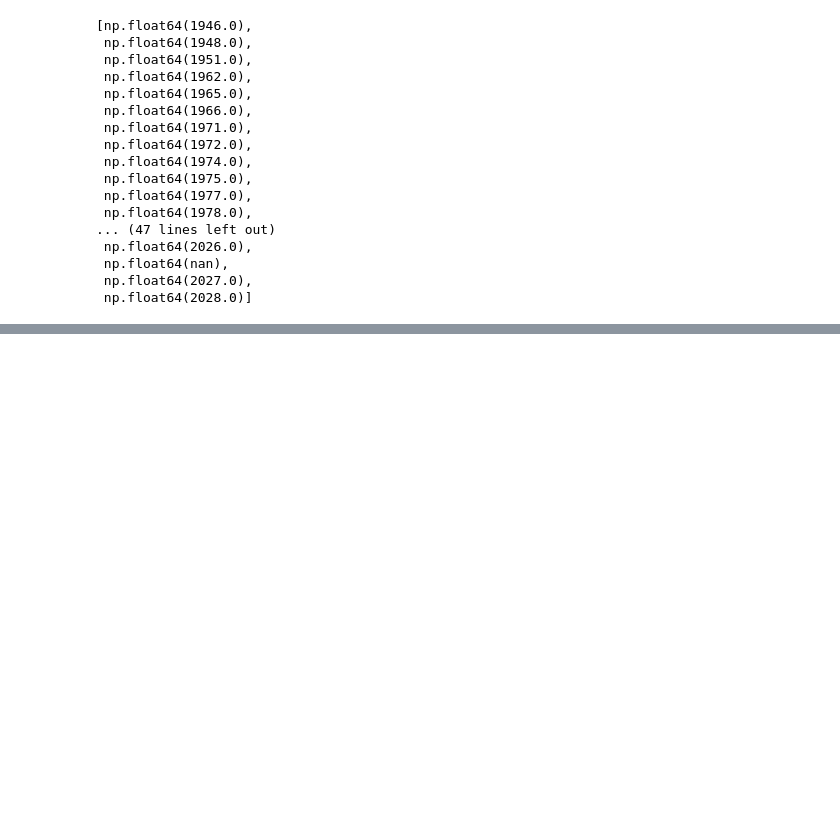
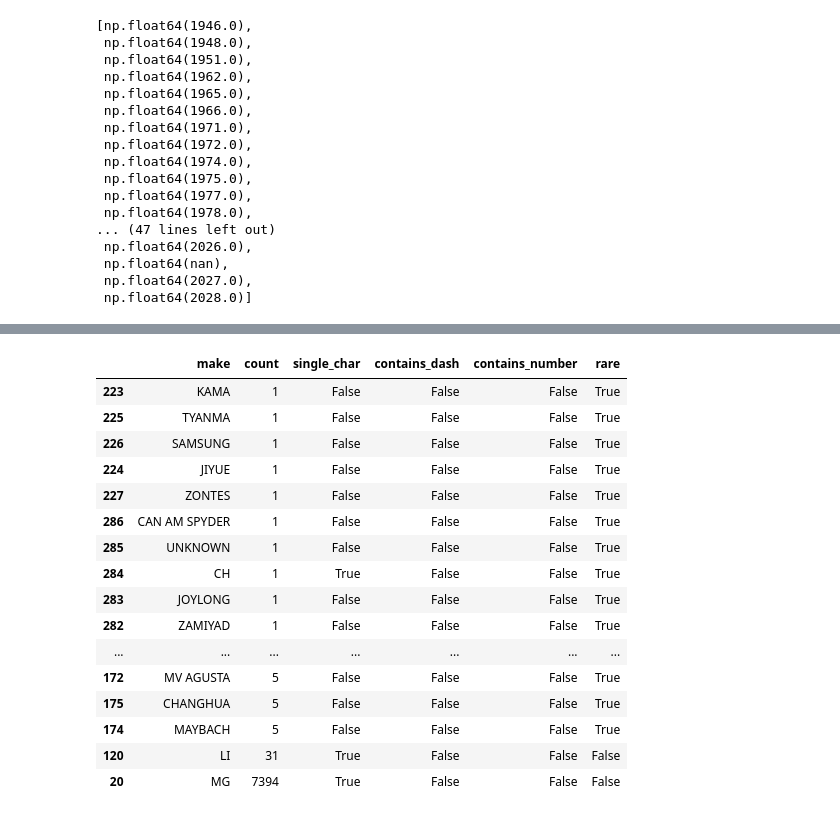
Before and after one commit to ManavKatrodiyaOpash/vin-sphere-python, a Jupyter notebook: car_app_dev/deep_clean.ipynb, the cells around one changed output, grey strips where cells are left out. Saved outputs shown, nothing was run; the diff lists cells and outputs as text; code cells hidden in the pictures; blank space fills up the shorter version.

```diff
--- a/car_app_dev/deep_clean.ipynb
+++ b/car_app_dev/deep_clean.ipynb
@@ -187,0 +191,2 @@ Name: count, dtype: int64
+# %%
+df["make"] = df["make"].str.strip()
@@ -187,0 +202,20 @@ Name: count, dtype: int64
+# %%
+import re
+
+def remove_trailing_numbers(x):
+    match = re.match(r"([A-Z\s\-]+)", str(x))
+    return match.group(1).strip() if match else x
+
+df["make"] = df["make"].apply(remove_trailing_numbers)
+# %%
+make_mapping = {
+    "NISSEN": "NISSAN",
+    "CHERVOLET": "CHEVROLET",
+    "YAHAMA": "YAMAHA",
+    "KAWAZAKI": "KAWASAKI",
+    "MERCEDES-BENZ": "MERCEDES BENZ",
+    "LEAPMOTORS": "LEAPMOTOR",
+    "XAOMI": "XIAOMI",
+}
+# %%
+df["make"] = df["make"].replace(make_mapping)
@@ -187,0 +305,37 @@ Name: count, dtype: int64
+# %%
+make_counts = df["make"].value_counts()
+
+review = make_counts.reset_index()
+review.columns = ["make","count"]
+
+review["single_char"] = review["make"].str.len() <= 2
+
+review["contains_dash"] = review["make"].str.contains("-", regex=False)
+
+review["contains_number"] = review["make"].str.contains(r"\d", regex=True)
+
+review["rare"] = review["count"] <= 5
+
+review[
+    review["single_char"]
+    | review["contains_number"]
+    | review["rare"]
+].sort_values("count")
+# %% [output]
+|  | make | count | single_char | contains_dash | contains_number | rare |
+| 223 | KAMA | 1 | False | False | False | True |
+| 225 | TYANMA | 1 | False | False | False | True |
+| 226 | SAMSUNG | 1 | False | False | False | True |
+| 224 | JIYUE | 1 | False | False | False | True |
+| 227 | ZONTES | 1 | False | False | False | True |
+| 286 | CAN AM SPYDER | 1 | False | False | False | True |
+| 285 | UNKNOWN | 1 | False | False | False | True |
+| 284 | CH | 1 | True | False | False | True |
+| 283 | JOYLONG | 1 | False | False | False | True |
+| 282 | ZAMIYAD | 1 | False | False | False | True |
+| ... | ... | ... | ... | ... | ... | ... |
+| 172 | MV AGUSTA | 5 | False | False | False | True |
+| 175 | CHANGHUA | 5 | False | False | False | True |
+| 174 | MAYBACH | 5 | False | False | False | True |
+| 120 | LI | 31 | True | False | False | False |
+| 20 | MG | 7394 | True | False | False | False |
```
Also changed, not shown: parts of 119 cells of this notebook, 3 other files.
